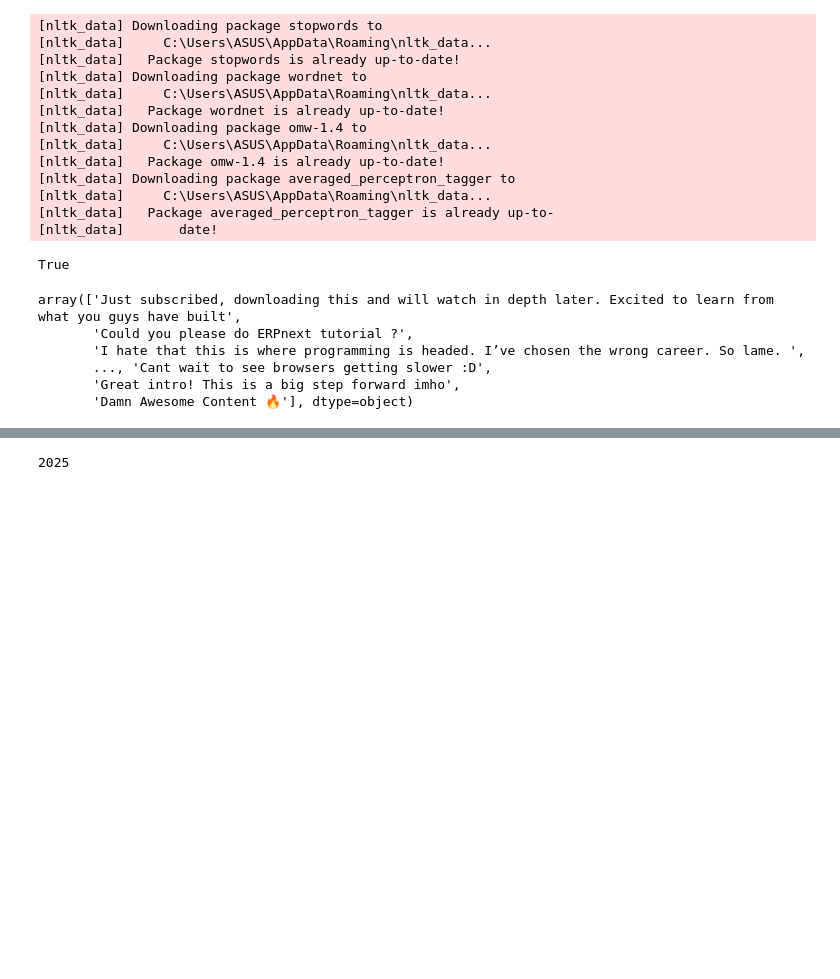
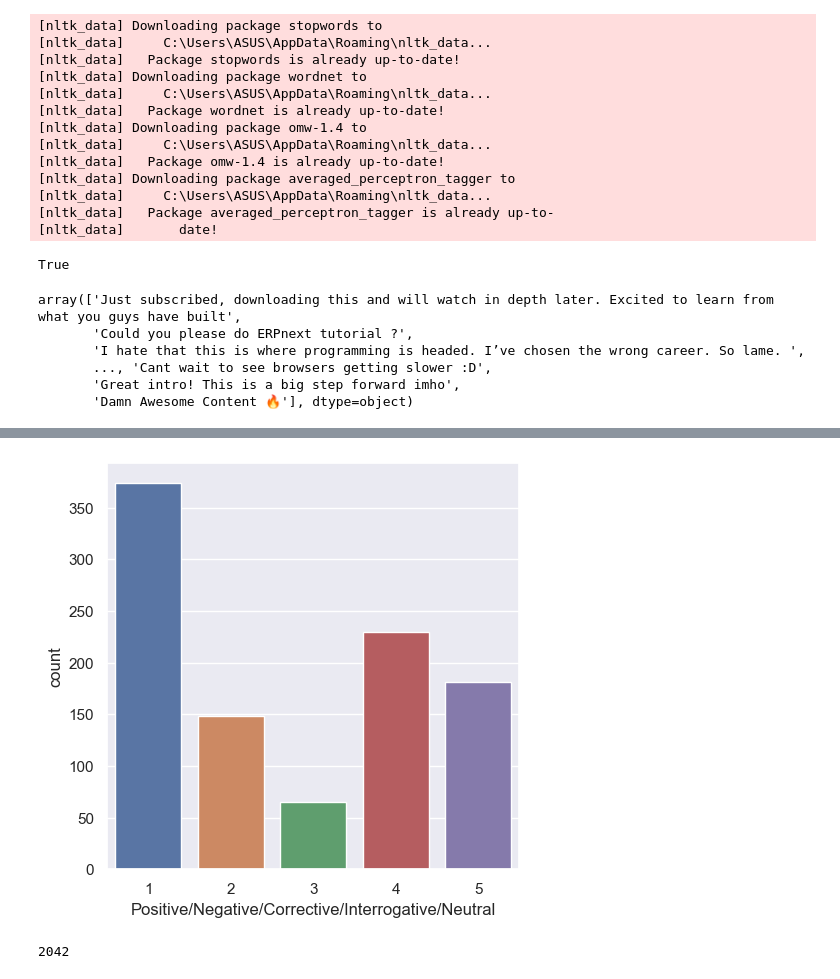
Before and after one commit to rahulsingha7/youtube_comment_sentiment_analysis, a Jupyter notebook: Youtube comment sentiment analysis.ipynb, the cells around one changed output, grey strips where cells are left out. Cells and saved outputs as stored; diff of their text form; code cells hidden in the pictures; blank space fills up the shorter version.

Commit message:
sentiment analysis

```diff
--- a/Youtube comment sentiment analysis.ipynb
+++ b/Youtube comment sentiment analysis.ipynb
@@ -128,2 +168,17 @@ df
+# %%
+#Plot total number of sentiment
+
+import matplotlib.pyplot as plt
+%matplotlib inline
+# !pip install seaborn
+import seaborn as sns
+sns.set(rc={'figure.figsize':(11.7,5.27)})
+
+plt.subplot(1,2,1)
+news_plt = sns.countplot(x = 'Label', data = df)
+news_plt.set_xlabel('Positive/Negative/Corrective/Interrogative/Neutral')
+plt.show()
+# %% [output]
+[figure, added]
 # %%
 from sklearn.feature_extraction.text import TfidfVectorizer
@@ -131,10 +185,10 @@ from nltk.corpus import stopwords
 # %%
-vectorizer = TfidfVectorizer(encoding='utf-8', stop_words=stopwords.words('english'))
-X = vectorizer.fit_transform(documents).toarray()
+vectorizer = TfidfVectorizer(encoding='utf-8')
+X = vectorizer.fit_transform(df['Comment']).toarray()
 terms = vectorizer.get_feature_names() if hasattr(vectorizer, 'get_feature_names') else vectorizer.vocabulary_.keys()
 print(len(terms))
 # %% [output]
-2025
+2042
 # %%
 X.shape
 # %% [output]
```
Also changed, not shown: parts of 22 cells of this notebook, 2 other files.
